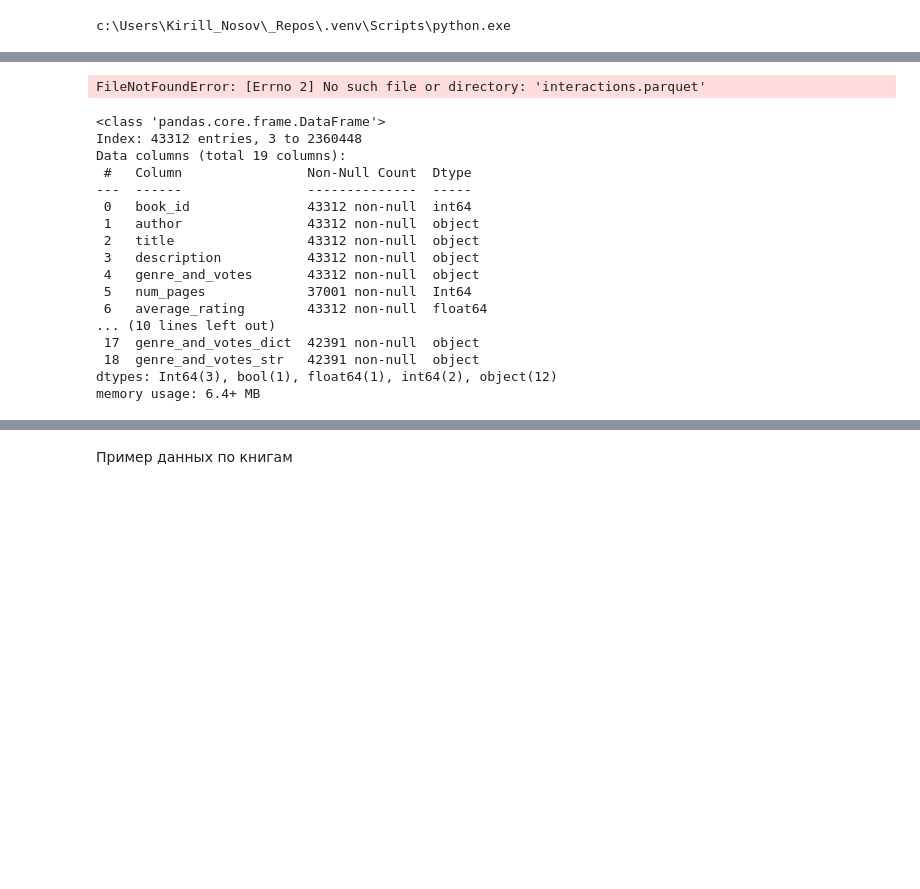
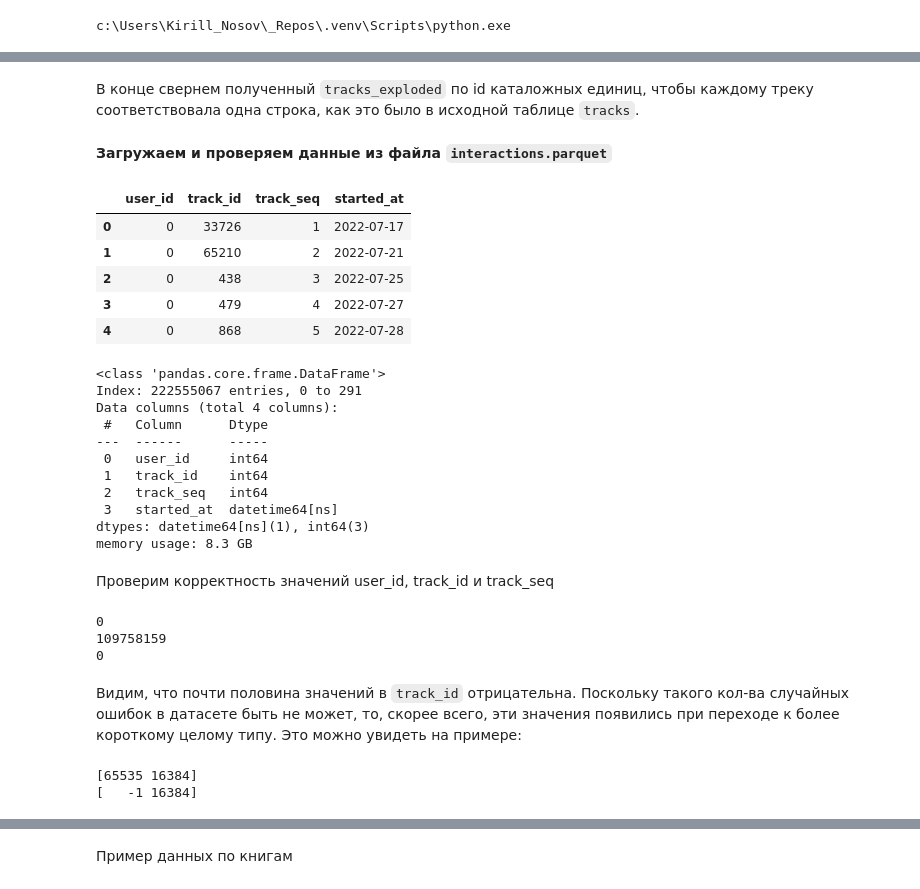
Before and after one commit to ibnkir/music-recsys-project, a Jupyter notebook: part_1_preprocess_eda.ipynb, the cells around one changed output, grey strips where cells are left out. Cells and saved outputs as stored; diff of their text form; code cells hidden in the pictures; blank space fills up the shorter version.

```diff
--- a/part_1_preprocess_eda.ipynb
+++ b/part_1_preprocess_eda.ipynb
@@ -99,0 +261,3 @@ catalog_names
+# %% [markdown]
+В конце свернем полученный `tracks_exploded` по id каталожных единиц, чтобы каждому треку соответствовала
+одна строка, как это было в исходной таблице `tracks`.
@@ -100,25 +279,53 @@ catalog_names
+# %% [markdown]
+__Загружаем и проверяем данные из файла `interactions.parquet`__
 # %%
 interactions = pd.read_parquet("interactions.parquet")
-interactions
+interactions.head()
 # %% [output]
-FileNotFoundError: [Errno 2] No such file or directory: 'interactions.parquet'
+|  | user_id | track_id | track_seq | started_at |
+| 0 | 0 | 33726 | 1 | 2022-07-17 |
+| 1 | 0 | 65210 | 2 | 2022-07-21 |
+| 2 | 0 | 438 | 3 | 2022-07-25 |
+| 3 | 0 | 479 | 4 | 2022-07-27 |
+| 4 | 0 | 868 | 5 | 2022-07-28 |
 # %%
-books.info()
+# Смотрим типы колонок, кол-во строк и объем данных
+interactions.info()
 # %% [output]
 <class 'pandas.core.frame.DataFrame'>
-Index: 43312 entries, 3 to 2360448
-Data columns (total 19 columns):
- #   Column                Non-Null Count  Dtype
----  ------                --------------  -----
- 0   book_id               43312 non-null  int64
- 1   author                43312 non-null  object
- 2   title                 43312 non-null  object
- 3   description           43312 non-null  object
- 4   genre_and_votes       43312 non-null  object
- 5   num_pages             37001 non-null  Int64
- 6   average_rating        43312 non-null  float64
-... (10 lines left out)
- 17  genre_and_votes_dict  42391 non-null  object
- 18  genre_and_votes_str   42391 non-null  object
-dtypes: Int64(3), bool(1), float64(1), int64(2), object(12)
-memory usage: 6.4+ MB
+Index: 222555067 entries, 0 to 291
+Data columns (total 4 columns):
+ #   Column      Dtype
+---  ------      -----
+ 0   user_id     int64
+ 1   track_id    int64
+ 2   track_seq   int64
+ 3   started_at  datetime64[ns]
+dtypes: datetime64[ns](1), int64(3)
+memory usage: 8.3 GB
+# %% [markdown]
+Проверим корректность значений user_id, track_id и track_seq
+# %%
+# Проверяем user_id на наличие отрицательных значений
+print((interactions['user_id'] < 0).sum())
+
+# Проверяем track_id на наличие отрицательных значений
+print((interactions['track_id'] < 0).sum())
+
+# Проверяем track_seq на наличие отрицательных и нулевых значений
+print((interactions['track_seq'] <= 0).sum())
+# %% [output]
+0
+109758159
+0
+# %% [markdown]
+Видим, что почти половина значений в `track_id` отрицательна. Поскольку такого кол-ва случайных ошибок в датасете быть не может, то, скорее всего, эти значения появились при переходе к более короткому целому типу. Это можно увидеть на примере:
+# %%
+# Пример появления отрицательных чисел при переходе к более короткому целому типу
+arr1 = np.array([2**16 - 1, 2**14], dtype=np.int64)
+print(arr1)
+arr2 = arr1.astype(np.int16)
+print(arr2)
+# %% [output]
+[65535 16384]
+[   -1 16384]
```
Also changed, not shown: parts of 57 cells of this notebook, 3 other files.
